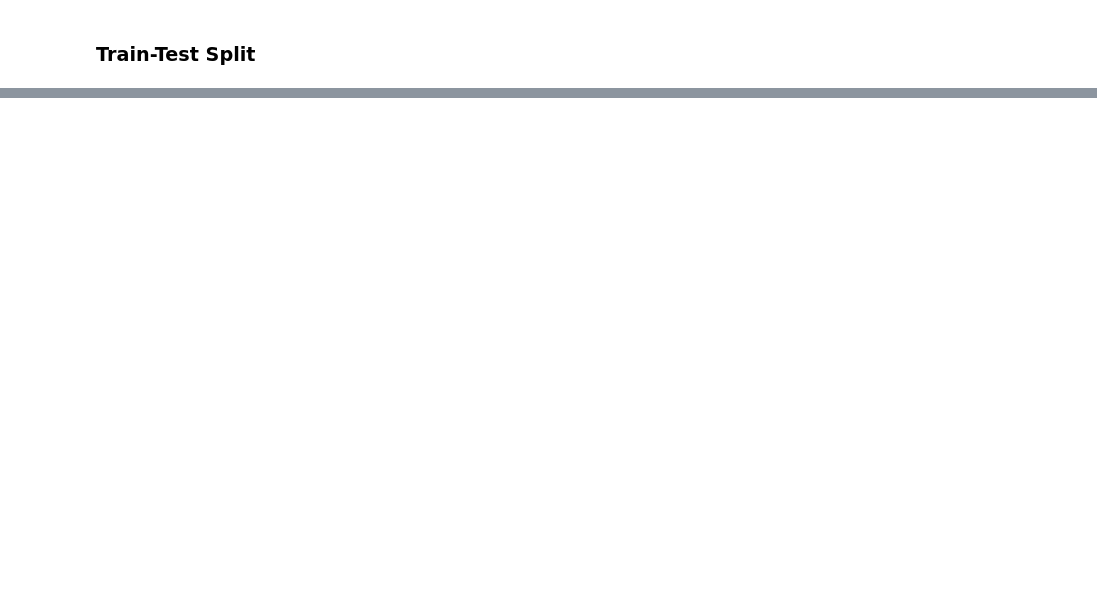
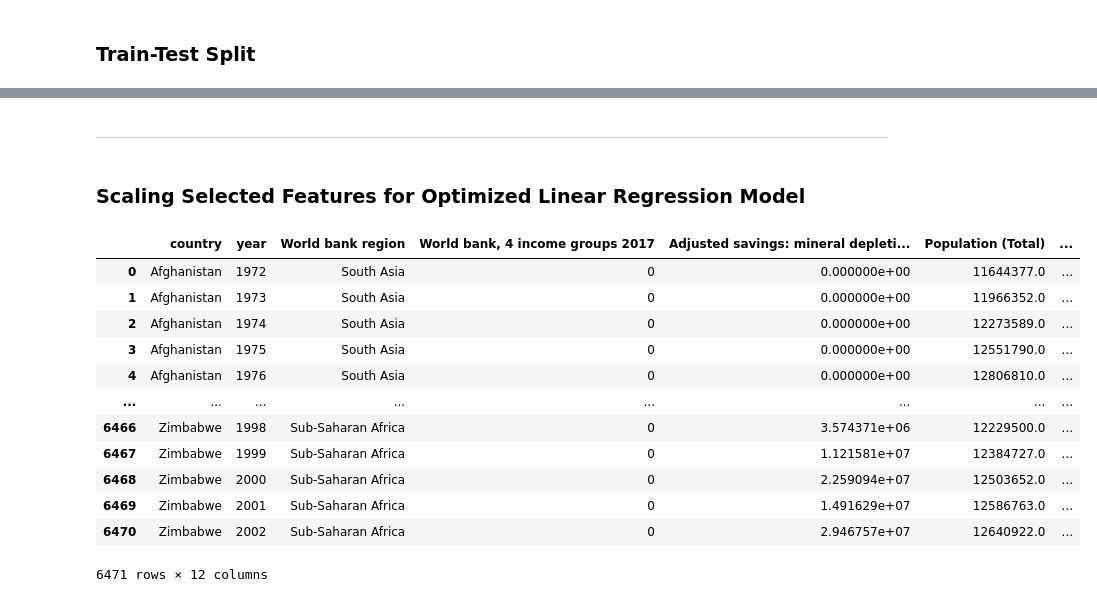
Before and after one commit to ashtonreed/Springboard, a Jupyter notebook: Capstone1/Capstone1_Machine_Learning.ipynb, the cells around one changed output, grey strips where cells are left out. Saved outputs shown, nothing was run; the diff lists cells and outputs as text; code cells hidden in the pictures; blank space fills up the shorter version.

```diff
--- a/Capstone1/Capstone1_Machine_Learning.ipynb
+++ b/Capstone1/Capstone1_Machine_Learning.ipynb
@@ -181,0 +432,26 @@ Without using cross validation, we get a score of 0.9977 for our linear regressi
+# %% [markdown]
+---
+# %% [markdown]
+### Scaling Selected Features for Optimized Linear Regression Model
+# %%
+# Narrowing down features from Lasso Model results using the feature selection results from Cell #28
+opt_features_df = df[['country', 'year', 'World bank region', 'World bank, 4 income groups 2017',
+                'Adjusted savings: mineral depletion (current US$)', 'Population (Total)',
+                'Rural population (% of total population)', 'Urban population (% of total)',
+                'Rural population', 'Urban population', 'Urban population growth (annual %)',
+                 'Urban population 5 years in the future']]
+opt_features_df
+# %% [output]
+|  | country | year | World bank region | World bank, 4 income groups 2017 | Adjusted savings: mineral depleti... | Population (Total) | ... |
+| 0 | Afghanistan | 1972 | South Asia | 0 | 0.000000e+00 | 11644377.0 | ... |
+| 1 | Afghanistan | 1973 | South Asia | 0 | 0.000000e+00 | 11966352.0 | ... |
+| 2 | Afghanistan | 1974 | South Asia | 0 | 0.000000e+00 | 12273589.0 | ... |
+| 3 | Afghanistan | 1975 | South Asia | 0 | 0.000000e+00 | 12551790.0 | ... |
+| 4 | Afghanistan | 1976 | South Asia | 0 | 0.000000e+00 | 12806810.0 | ... |
+| ... | ... | ... | ... | ... | ... | ... | ... |
+| 6466 | Zimbabwe | 1998 | Sub-Saharan Africa | 0 | 3.574371e+06 | 12229500.0 | ... |
+| 6467 | Zimbabwe | 1999 | Sub-Saharan Africa | 0 | 1.121581e+07 | 12384727.0 | ... |
+| 6468 | Zimbabwe | 2000 | Sub-Saharan Africa | 0 | 2.259094e+07 | 12503652.0 | ... |
+| 6469 | Zimbabwe | 2001 | Sub-Saharan Africa | 0 | 1.491629e+07 | 12586763.0 | ... |
+| 6470 | Zimbabwe | 2002 | Sub-Saharan Africa | 0 | 2.946757e+07 | 12640922.0 | ... |
+6471 rows × 12 columns
```
Also changed, not shown: parts of 75 cells of this notebook.
